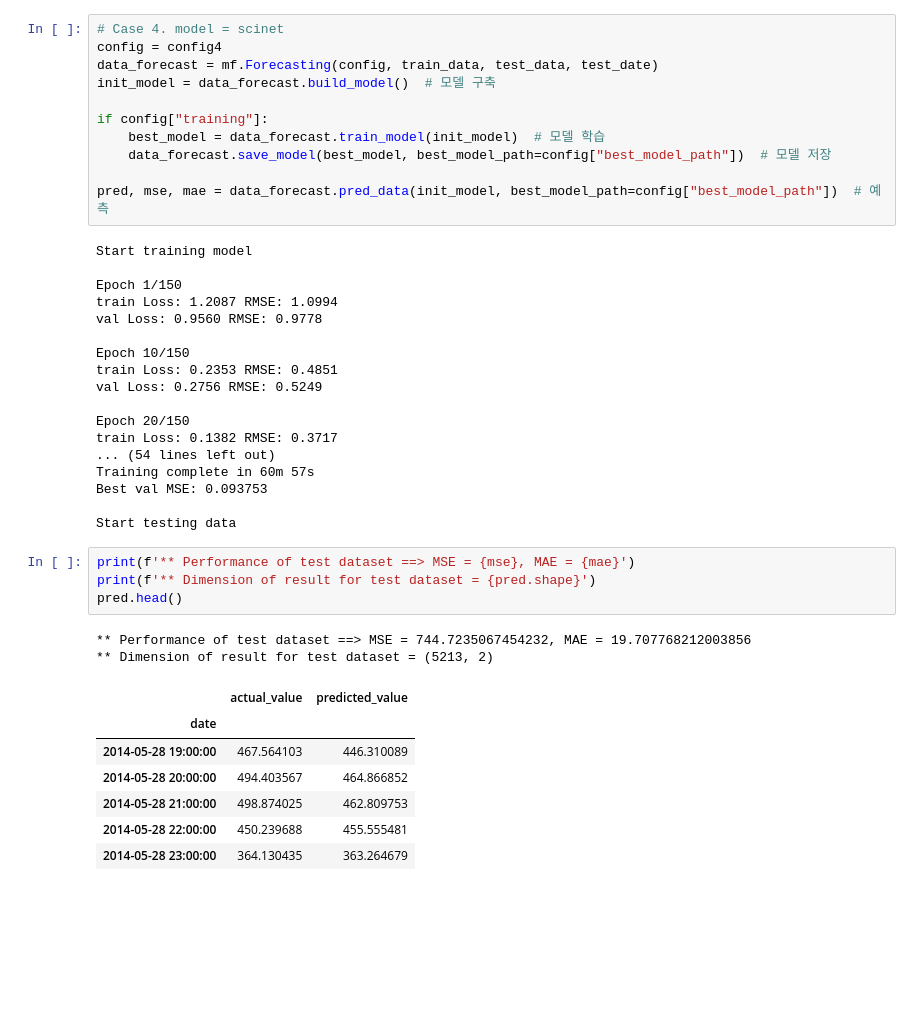
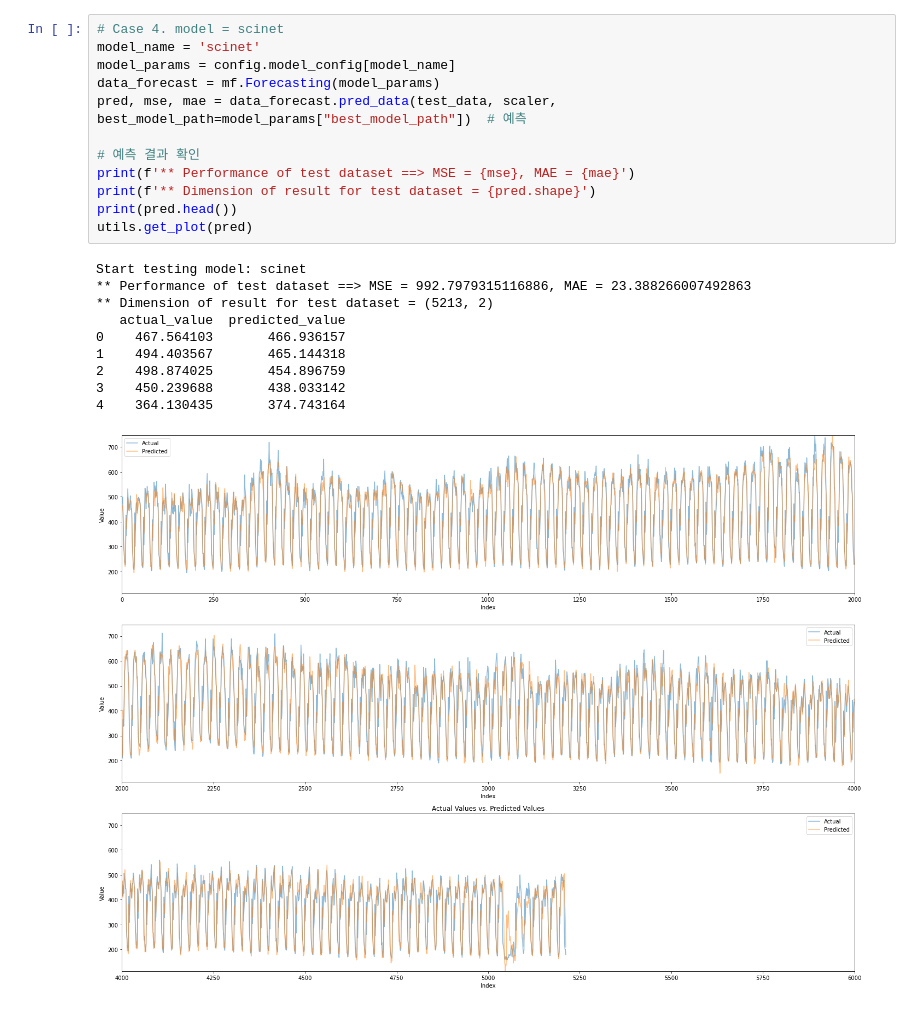
Before and after one commit to ClustProject/KUDataForecasting, a Jupyter notebook: Test.ipynb, the cells around one changed output. Cells and saved outputs as stored; diff of their text form; blank space fills up the shorter version.

```diff
--- a/Test.ipynb
+++ b/Test.ipynb
@@ -246,43 +85,23 @@ pred.head()
-# %%
-# Case 4. model = scinet
-config = config4
-data_forecast = mf.Forecasting(config, train_data, test_data, test_date)
-init_model = data_forecast.build_model()  # 모델 구축
-
-if config["training"]:
-    best_model = data_forecast.train_model(init_model)  # 모델 학습
-    data_forecast.save_model(best_model, best_model_path=config["best_model_path"])  # 모델 저장
-
-pred, mse, mae = data_forecast.pred_data(init_model, best_model_path=config["best_model_path"])  # 예측
-# %% [output]
-Start training model
-
-Epoch 1/150
-train Loss: 1.2087 RMSE: 1.0994
-val Loss: 0.9560 RMSE: 0.9778
-
-Epoch 10/150
-train Loss: 0.2353 RMSE: 0.4851
-val Loss: 0.2756 RMSE: 0.5249
-
-Epoch 20/150
-train Loss: 0.1382 RMSE: 0.3717
-... (54 lines left out)
-Training complete in 60m 57s
-Best val MSE: 0.093753
-
-Start testing data
 # %%
+# Case 4. model = scinet
+model_name = 'scinet'
+model_params = config.model_config[model_name]
+data_forecast = mf.Forecasting(model_params)
+pred, mse, mae = data_forecast.pred_data(test_data, scaler, best_model_path=model_params["best_model_path"])  # 예측
+
+# 예측 결과 확인
 print(f'** Performance of test dataset ==> MSE = {mse}, MAE = {mae}')
 print(f'** Dimension of result for test dataset = {pred.shape}')
-pred.head()
+print(pred.head())
+utils.get_plot(pred)
 # %% [output]
-** Performance of test dataset ==> MSE = 744.7235067454232, MAE = 19.707768212003856
+Start testing model: scinet
+** Performance of test dataset ==> MSE = 992.7979315116886, MAE = 23.388266007492863
 ** Dimension of result for test dataset = (5213, 2)
+   actual_value  predicted_value
+0    467.564103       466.936157
+1    494.403567       465.144318
+2    498.874025       454.896759
+3    450.239688       438.033142
+4    364.130435       374.743164
-|  | actual_value | predicted_value |
-| date |  |  |
-| 2014-05-28 19:00:00 | 467.564103 | 446.310089 |
-| 2014-05-28 20:00:00 | 494.403567 | 464.866852 |
-| 2014-05-28 21:00:00 | 498.874025 | 462.809753 |
-| 2014-05-28 22:00:00 | 450.239688 | 455.555481 |
-| 2014-05-28 23:00:00 | 364.130435 | 363.264679 |
+[figure, added]
```
Also changed, not shown: parts of 11 cells of this notebook, 5 other files.
